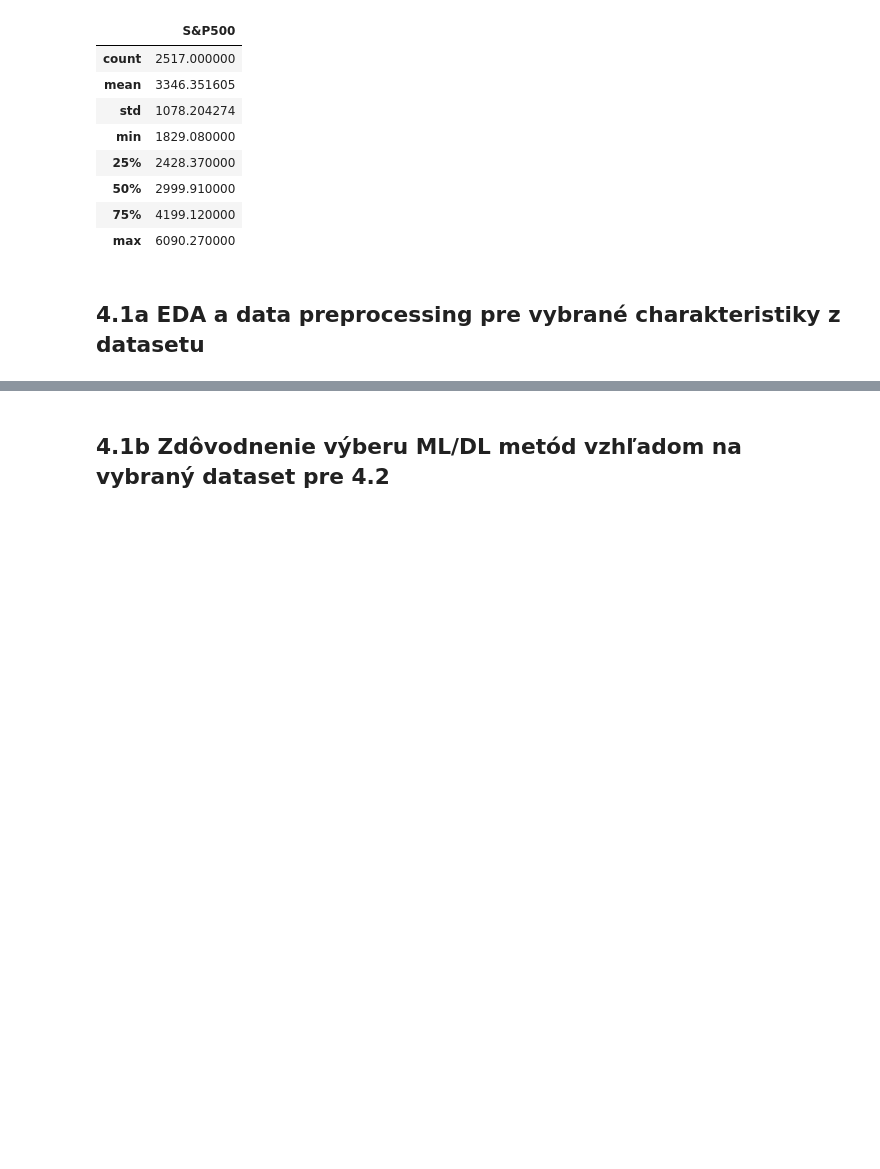
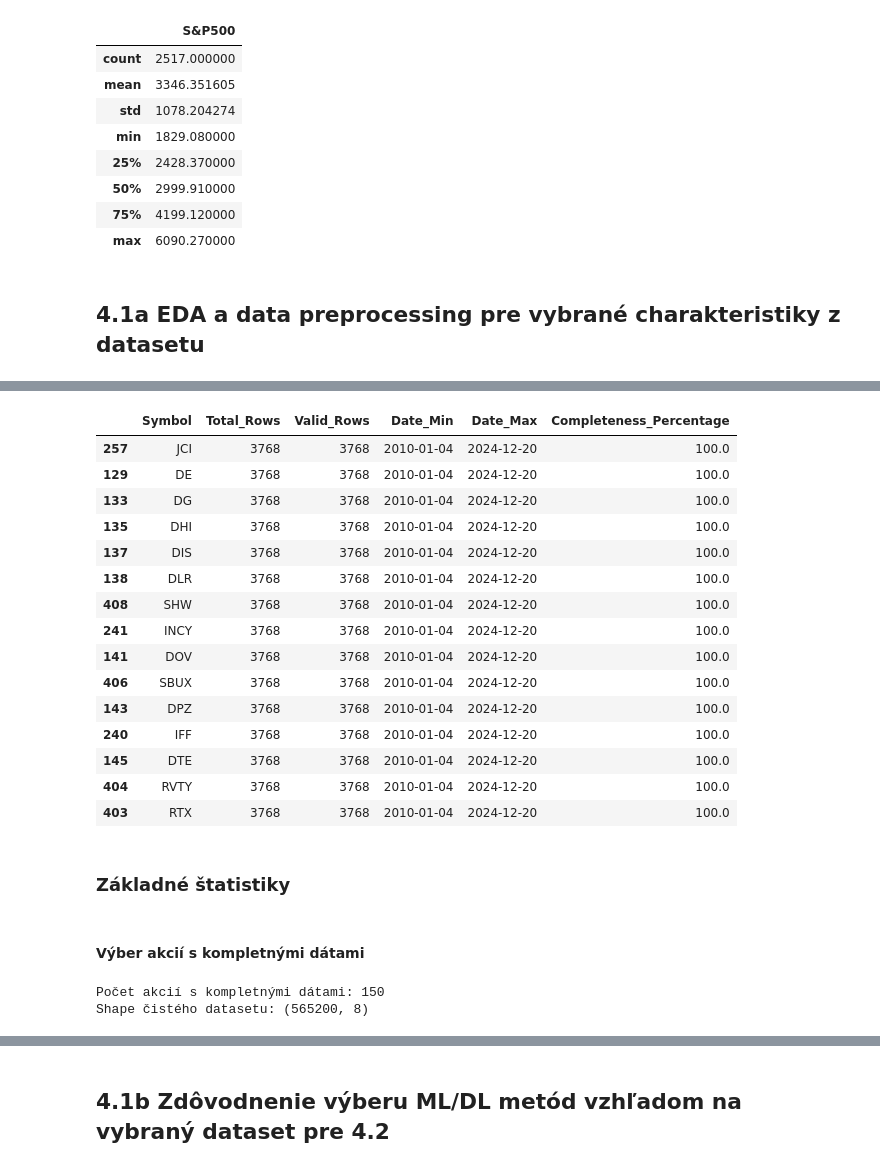
Before and after one commit to johannatilesova/IAU-project, a Jupyter notebook: bonus/sp500stocks.ipynb, the cells around one changed output, grey strips where cells are left out. Saved outputs shown, nothing was run; the diff lists cells and outputs as text; code cells hidden in the pictures; blank space fills up the shorter version.

```diff
--- a/bonus/sp500stocks.ipynb
+++ b/bonus/sp500stocks.ipynb
@@ -241,0 +367,9 @@ df_index.describe()
+# %%
+stock_completeness = df_stocks.groupby('Symbol').agg(
+    Total_Rows=('Close', 'count'),
+    Valid_Rows=('Close', lambda x: x.notna().sum()),
+    Date_Min=('Date', 'min'),
+    Date_Max=('Date', 'max')
+).reset_index()
+
+stock_completeness.head()
@@ -241,0 +398,41 @@ df_index.describe()
+# %%
+# zplostenie stlpcov
+stock_completeness['Completeness_Percentage'] = (stock_completeness['Valid_Rows'] / stock_completeness['Total_Rows']) * 100
+
+stock_completeness = stock_completeness.sort_values(by ='Valid_Rows', ascending=False)
+
+stock_completeness.head(15)
+# %% [output]
+|  | Symbol | Total_Rows | Valid_Rows | Date_Min | Date_Max | Completeness_Percentage |
+| 257 | JCI | 3768 | 3768 | 2010-01-04 | 2024-12-20 | 100.0 |
+| 129 | DE | 3768 | 3768 | 2010-01-04 | 2024-12-20 | 100.0 |
+| 133 | DG | 3768 | 3768 | 2010-01-04 | 2024-12-20 | 100.0 |
+| 135 | DHI | 3768 | 3768 | 2010-01-04 | 2024-12-20 | 100.0 |
+| 137 | DIS | 3768 | 3768 | 2010-01-04 | 2024-12-20 | 100.0 |
+| 138 | DLR | 3768 | 3768 | 2010-01-04 | 2024-12-20 | 100.0 |
+| 408 | SHW | 3768 | 3768 | 2010-01-04 | 2024-12-20 | 100.0 |
+| 241 | INCY | 3768 | 3768 | 2010-01-04 | 2024-12-20 | 100.0 |
+| 141 | DOV | 3768 | 3768 | 2010-01-04 | 2024-12-20 | 100.0 |
+| 406 | SBUX | 3768 | 3768 | 2010-01-04 | 2024-12-20 | 100.0 |
+| 143 | DPZ | 3768 | 3768 | 2010-01-04 | 2024-12-20 | 100.0 |
+| 240 | IFF | 3768 | 3768 | 2010-01-04 | 2024-12-20 | 100.0 |
+| 145 | DTE | 3768 | 3768 | 2010-01-04 | 2024-12-20 | 100.0 |
+| 404 | RVTY | 3768 | 3768 | 2010-01-04 | 2024-12-20 | 100.0 |
+| 403 | RTX | 3768 | 3768 | 2010-01-04 | 2024-12-20 | 100.0 |
+# %% [markdown]
+### Základné štatistiky
+# %% [markdown]
+#### Výber akcií s kompletnými dátami
+# %%
+# Výber akcií s 100% kompletnosťou (3768 dní)
+complete_stocks = stock_completeness[stock_completeness['Valid_Rows'] == 3768]['Symbol'].tolist()
+print(f"Počet akcií s kompletnými dátami: {len(complete_stocks)}")
+
+# Filtrovanie df_stocks na kompletné akcie
+df_clean = df_stocks[df_stocks['Symbol'].isin(complete_stocks)].copy()
+df_clean = df_clean.dropna(subset=['Close'])
+
+print(f"Shape čistého datasetu: {df_clean.shape}")
+# %% [output]
+Počet akcií s kompletnými dátami: 150
+Shape čistého datasetu: (565200, 8)
```
Also changed, not shown: parts of 30 cells of this notebook.
